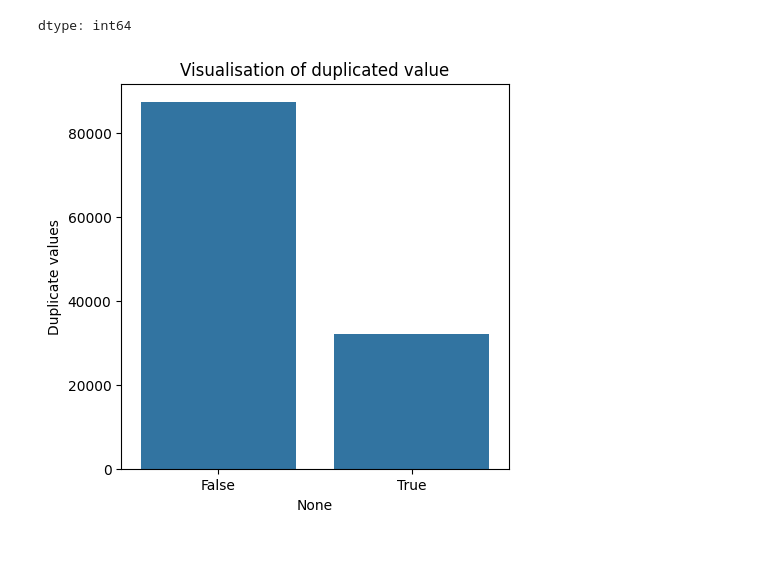
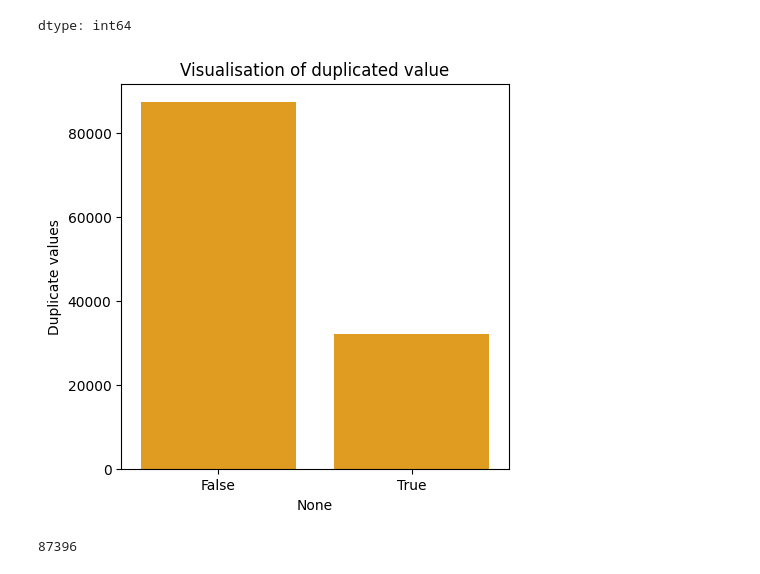
Before and after one commit to vaishnaviPatil1111/Python, a Jupyter notebook: EDA_Hotel_Booking_Project.ipynb, the cells around one changed output. Saved outputs shown, nothing was run; the diff lists cells and outputs as text; code cells hidden in the pictures.

```diff
--- a/EDA_Hotel_Booking_Project.ipynb
+++ b/EDA_Hotel_Booking_Project.ipynb
@@ -121,12 +121,12 @@ dtype: int64
 # %%
 # Visualizing the duplicate values
 plt.figure(figsize = (5,5))
 #assigning the fig size to this countplot
 #For better Well-structured and code formatted we will use (11,9) fig size to evry chart
 
-sns.countplot(x=df.duplicated())
+sns.countplot(x=df.duplicated(),color='Orange')
 plt.title('Visualisation of duplicated value')
 plt.ylabel('Duplicate values')
 plt.show()
 # %% [output]
-[figure, old version]
+[figure, new version]
@@ -132,0 +136,6 @@ plt.show()
+# %%
+# as we can see that before dropping duplicate values we are having 119390 rows
+# and now after droping duplicate rows we can see that there are 87396 uniqe rows
+df.shape[0]
+# %% [output]
+87396
```
Also changed, not shown: parts of 4 cells of this notebook.
